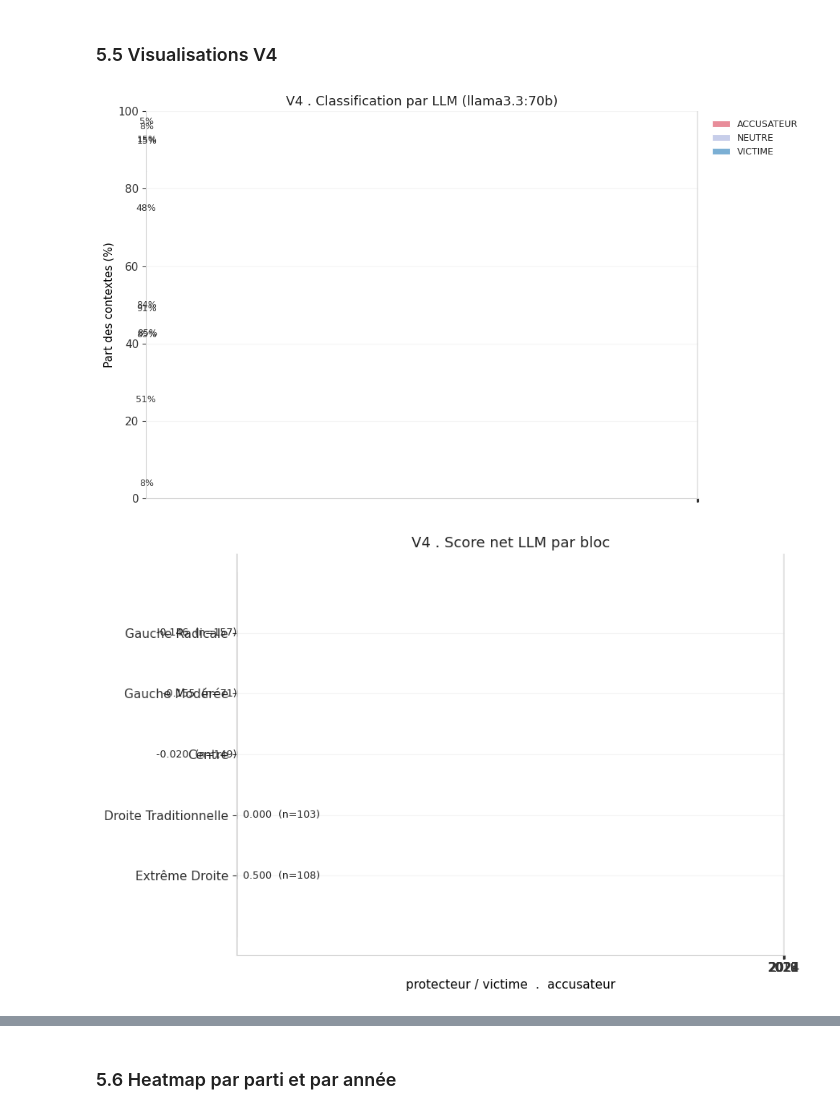
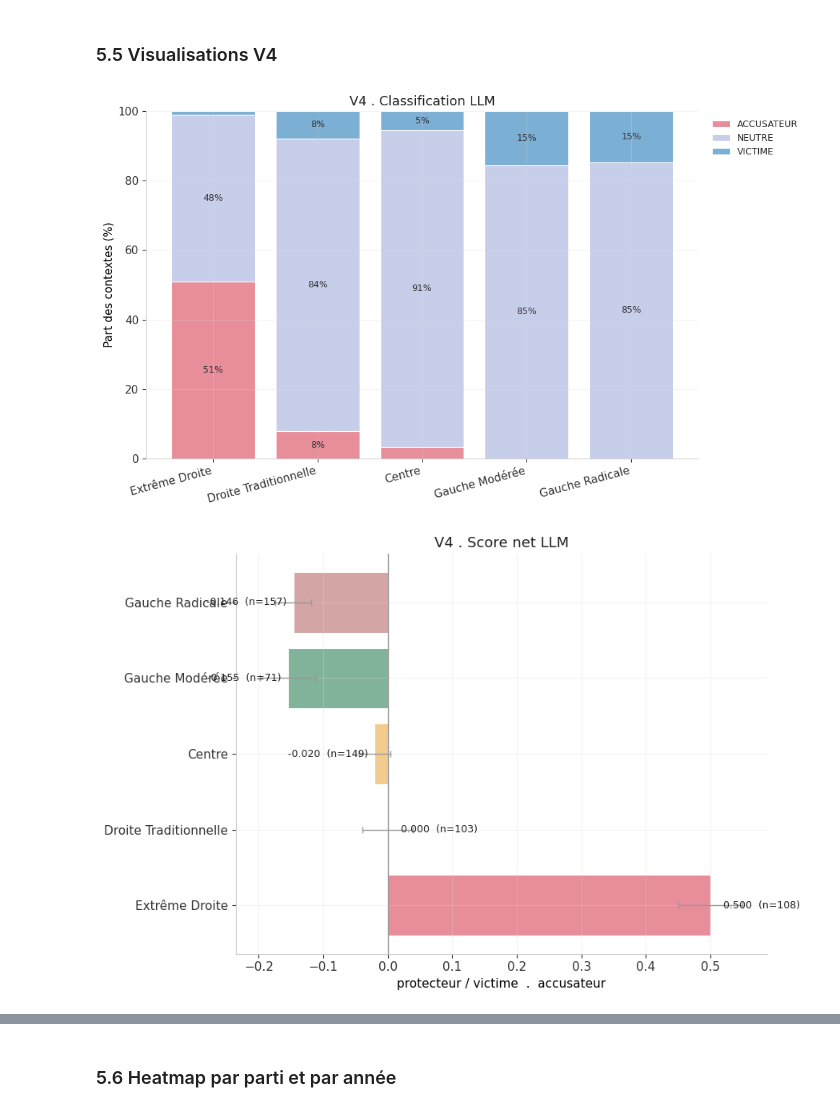
Before and after one commit to gabrielorsatti/projet_eco_socio, a Jupyter notebook: 05_cadrage_vss_immigration.ipynb, the cells around one changed output, grey strips where cells are left out. Saved outputs shown, nothing was run; the diff lists cells and outputs as text; code cells hidden in the pictures.

```diff
--- a/05_cadrage_vss_immigration.ipynb
+++ b/05_cadrage_vss_immigration.ipynb
@@ -212,7 +212,6 @@ def tracer_barres_empilees(df, col_cadrage, titre=""):
     for col in ["ACCUSATEUR", "NEUTRE", "VICTIME", "AMBIGU"]:
         if col not in pct.columns:
             pct[col] = 0
-
     coul = {"ACCUSATEUR": "#E88D9A", "AMBIGU": "#F2CC8F", "NEUTRE": "#C7CEEA", "VICTIME": "#7BAFD4"}
     fig, ax = plt.subplots(figsize=(10, 6))
     bottom = np.zeros(len(pct))
@@ -223,13 +222,11 @@ def tracer_barres_empilees(df, col_cadrage, titre=""):
                label=cat, edgecolor="white", lw=0.8)
         for i, (v, b) in enumerate(zip(vals, bottom)):
             if v > 4:
-                ax.text(i, b + v/2, f"{v:.0f}%", ha="center", va="center",
-                        fontsize=9, color="#333")
+                ax.text(i, b + v/2, f"{v:.0f}%", ha="center", va="center", fontsize=9, color="#333")
         bottom += vals
     ax.set_ylim(0, 100)
     ax.set_ylabel("Part des contextes (%)")
     ax.set_title(titre)
-    ax.set_xticks(range(2018, 2025))
     ax.legend(bbox_to_anchor=(1.01, 1), loc="upper left")
     plt.xticks(rotation=15, ha="right")
     plt.tight_layout()
@@ -245,21 +242,17 @@ def tracer_score_net(df, col_score, titre=""):
     stats["bloc"] = pd.Categorical(stats["bloc"], categories=ORDRE_BLOCS, ordered=True)
     stats = stats.sort_values("bloc")
     couleurs = [COULEURS_BLOCS.get(b, "#DDD") for b in stats["bloc"]]
-
     fig, ax = plt.subplots(figsize=(9, 6))
     ax.barh(stats["bloc"], stats["m"], xerr=stats["e"], color=couleurs,
             edgecolor="white", capsize=3, linewidth=0.8,
             error_kw={"elinewidth": 1, "ecolor": "#999", "capthick": 1})
     ax.axvline(0, color="#999", lw=1)
-    ax.fill_betweenx(range(-1, len(stats)+1), -1.5, 0, alpha=0.03, color="#7BAFD4")
-    ax.fill_betweenx(range(-1, len(stats)+1), 0, 1.5, alpha=0.03, color="#E88D9A")
     for i, row in enumerate(stats.itertuples()):
         x = row.m
         ax.text(x + (0.01 if x >= 0 else -0.01), i,
-                f"  {x:.3f}  (n={int(row.n)})",
-                va="center", ha="left" if x >= 0 else "right", fontsize=9)
+                f"  {x:.3f}  (n={int(row.n)})", va="center",
+                ha="left" if x >= 0 else "right", fontsize=9)
     ax.set_title(titre)
-    ax.set_xticks(range(2018, 2025))
     ax.set_xlabel("protecteur / victime  .  accusateur")
     plt.tight_layout()
     plt.show()
@@ -270,20 +263,21 @@ def tracer_evolution(df, col_score, titre=""):
     d["date"] = pd.to_datetime(d["date"], errors="coerce")
     d["annee"] = d["date"].dt.year
     d = d.dropna(subset=["annee"])
+    d = d[d["annee"] >= 2018]  # exclure 2017 (donnees incompletes)
     evol = d.groupby(["annee", "bloc"])[col_score].mean().reset_index()
     evol = evol[evol["bloc"].isin(ORDRE_BLOCS)]
-
     fig, ax = plt.subplots(figsize=(11, 6))
     for bloc in ORDRE_BLOCS:
         sub = evol[evol["bloc"] == bloc].sort_values("annee")
-        if sub.empty:
-            continue
+        if sub.empty: continue
         ax.plot(sub["annee"], sub[col_score], marker="o", label=bloc,
                 color=COULEURS_BLOCS.get(bloc, "#DDD"), lw=2, markersize=6)
     ax.axhline(0, color="#999", lw=1, ls="--")
     ax.set_title(titre)
-    ax.set_xlabel("Année")
-    ax.set_xticks(range(2018, 2025))
+    ax.set_xlabel("Annee")
+    annees = sorted(evol["annee"].dropna().unique())
+    if annees:
+        ax.set_xticks([int(a) for a in annees])
     ax.set_ylabel("Score net moyen")
     ax.legend(bbox_to_anchor=(1.01, 1), loc="upper left")
     plt.tight_layout()
@@ -296,19 +290,17 @@ def afficher_exemples(df, col_cadrage, n=2):
     print("=" * 80)
     for bloc in ORDRE_BLOCS:
         sub = df[df["bloc"] == bloc]
-        if sub.empty:
-            continue
+        if sub.empty: continue
         print(f"\n{'.'*65}")
         print(f"  {bloc.upper()} . {len(sub)} contextes")
         print(f"  {sub[col_cadrage].value_counts().to_dict()}")
         for cadrage in ["ACCUSATEUR", "VICTIME"]:
             sous = sub[sub[col_cadrage] == cadrage].head(n)
-            if sous.empty:
-                continue
+            if sous.empty: continue
             print(f"\n  [{cadrage}]")
             for _, row in sous.iterrows():
                 txt = str(row["contexte"])[:250]
-                print(f"    [{row.get('nom_parti', '?')}] \"{txt}...\"")
+                print(f'    [{row.get("nom_parti", "?")}] "{txt}..."')
                 if "justification" in row and pd.notna(row.get("justification")):
                     print(f"    > {str(row['justification'])[:150]}")
     print()
@@ -767,9 +784,11 @@ VICTIME        51
 # %% [markdown]
 ### 5.5 Visualisations V4
 # %%
-tracer_barres_empilees(df_v4, "cadrage_llm", f"V4 . Classification par LLM ({MODELE_CHOISI})")
-tracer_score_net(df_v4, "score_net_v4", "V4 . Score net LLM par bloc")
-tracer_evolution(df_v4, "score_net_v4", f"V4 . Evolution temporelle ({MODELE_CHOISI})")
+for nom_modele, df_m in dfs_v4_par_modele.items():
+    titre_suffixe = f" ({nom_modele})" if len(dfs_v4_par_modele) > 1 else ""
+    tracer_barres_empilees(df_m, "cadrage_llm", f"V4 . Classification LLM{titre_suffixe}")
+    tracer_score_net(df_m, "score_net_v4", f"V4 . Score net LLM{titre_suffixe}")
+    tracer_evolution(df_m, "score_net_v4", f"V4 . Evolution temporelle{titre_suffixe}")
 # %% [output]
-[figure, old version]
+[figure, new version]
-[figure, old version]
+[figure, new version]
```
Also changed, not shown: parts of 20 cells of this notebook, 4 other files.
